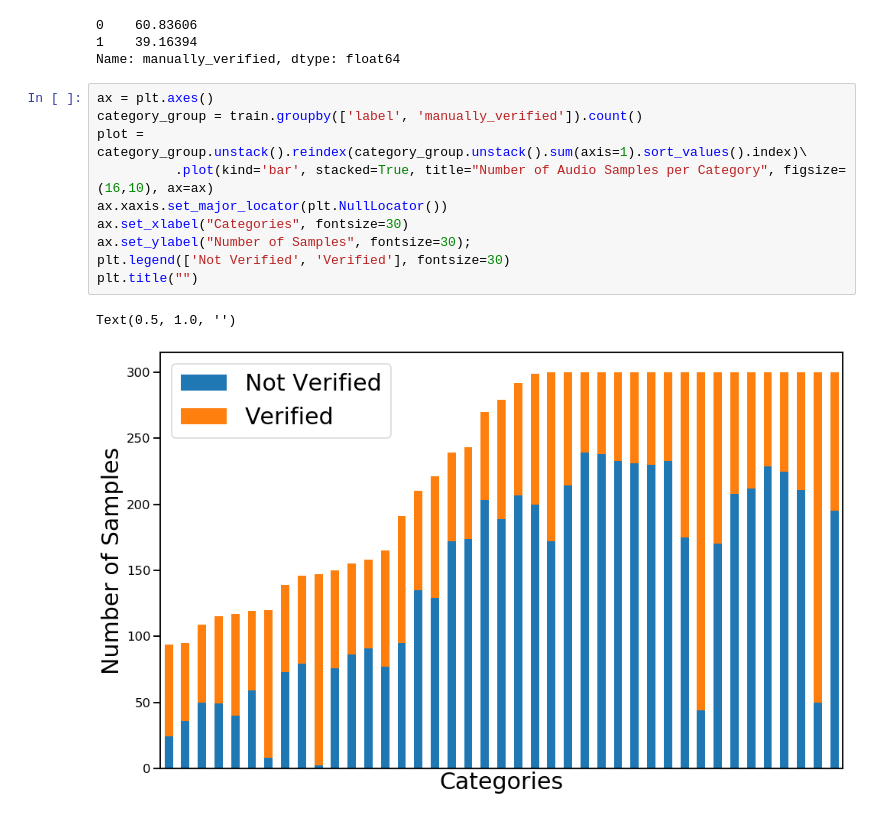
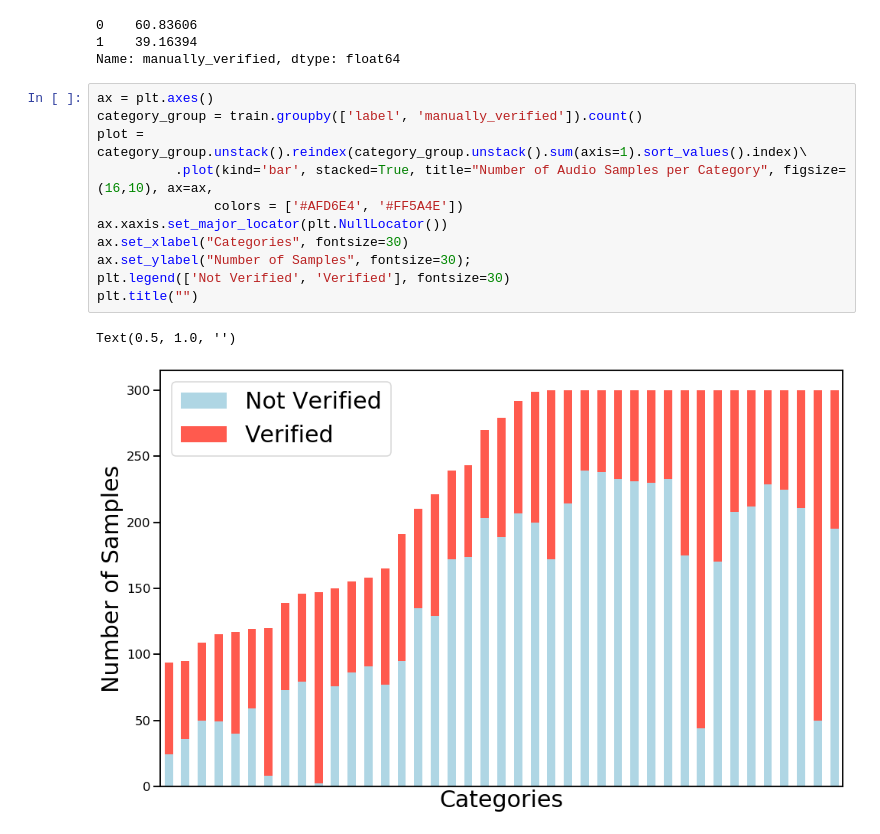
Before and after one commit to cmpatino/Audio-Tagging, a Jupyter notebook: notebooks/EDA.ipynb, the cells around one changed output. Drawn from its saved outputs; the diff is of its cells as text.

Commit message:
EDA plots

```diff
--- a/notebooks/EDA.ipynb
+++ b/notebooks/EDA.ipynb
@@ -68,13 +68,14 @@ Name: manually_verified, dtype: float64
 # %%
 ax = plt.axes()
 category_group = train.groupby(['label', 'manually_verified']).count()
 plot = category_group.unstack().reindex(category_group.unstack().sum(axis=1).sort_values().index)\
-          .plot(kind='bar', stacked=True, title="Number of Audio Samples per Category", figsize=(16,10), ax=ax)
+          .plot(kind='bar', stacked=True, title="Number of Audio Samples per Category", figsize=(16,10), ax=ax,
+               colors = ['#AFD6E4', '#FF5A4E'])
 ax.xaxis.set_major_locator(plt.NullLocator())
 ax.set_xlabel("Categories", fontsize=30)
 ax.set_ylabel("Number of Samples", fontsize=30);
 plt.legend(['Not Verified', 'Verified'], fontsize=30)
 plt.title("")
 # %% [output]
 Text(0.5, 1.0, '')
-[figure, old version]
+[figure, new version]
```
